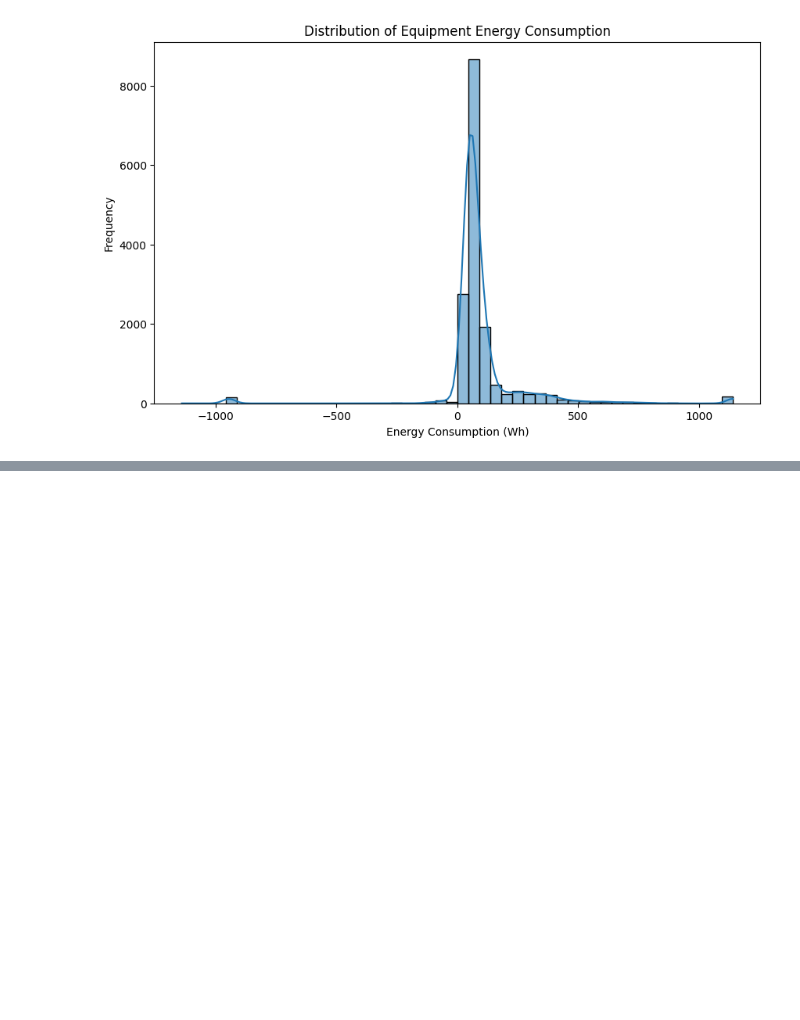
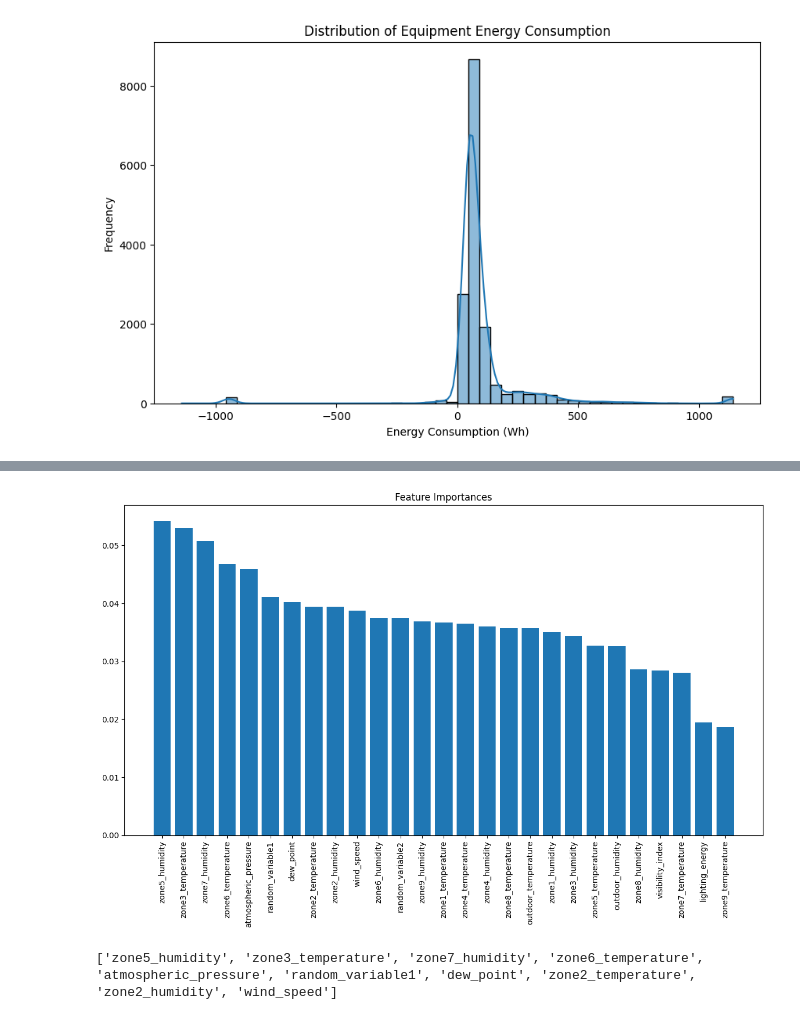
Before and after one commit to 21f3002439/DS-Intern-Assignment, a Jupyter notebook: DS_Intern_Assignment_Amit_Kumar_Pandey.ipynb, the cells around one changed output, grey strips where cells are left out. Drawn from its saved outputs; the diff is of its cells as text; code cells hidden in the pictures; blank space fills up the shorter version.

```diff
--- a/DS_Intern_Assignment_Amit_Kumar_Pandey.ipynb
+++ b/DS_Intern_Assignment_Amit_Kumar_Pandey.ipynb
@@ -68,0 +79,30 @@ target_clean = data_clean['equipment_energy_consumption']
+# %%
+from sklearn.model_selection import train_test_split
+from sklearn.ensemble import RandomForestRegressor
+
+# Train-test split
+X_train, X_test, y_train, y_test = train_test_split(features_clean, target_clean, test_size=0.2, random_state=42)
+
+# Train Random Forest
+model = RandomForestRegressor(random_state=42, n_estimators=100)
+model.fit(X_train, y_train)
+
+# Feature importances
+import numpy as np
+importances = model.feature_importances_
+indices = np.argsort(importances)[::-1]
+feature_names = features_clean.columns
+
+plt.figure(figsize=(12, 8))
+plt.title('Feature Importances')
+plt.bar(range(len(importances)), importances[indices], align='center')
+plt.xticks(range(len(importances)), feature_names[indices], rotation=90)
+plt.tight_layout()
+plt.show()
+
+# Top 10 features
+important_features = feature_names[indices][:10].tolist()
+print(important_features)
+# %% [output]
+[figure, added]
+['zone5_humidity', 'zone3_temperature', 'zone7_humidity', 'zone6_temperature', 'atmospheric_pressure', 'random_variable1', 'dew_point', 'zone2_temperature', 'zone2_humidity', 'wind_speed']
```
Also changed, not shown: parts of 1 cell of this notebook.
